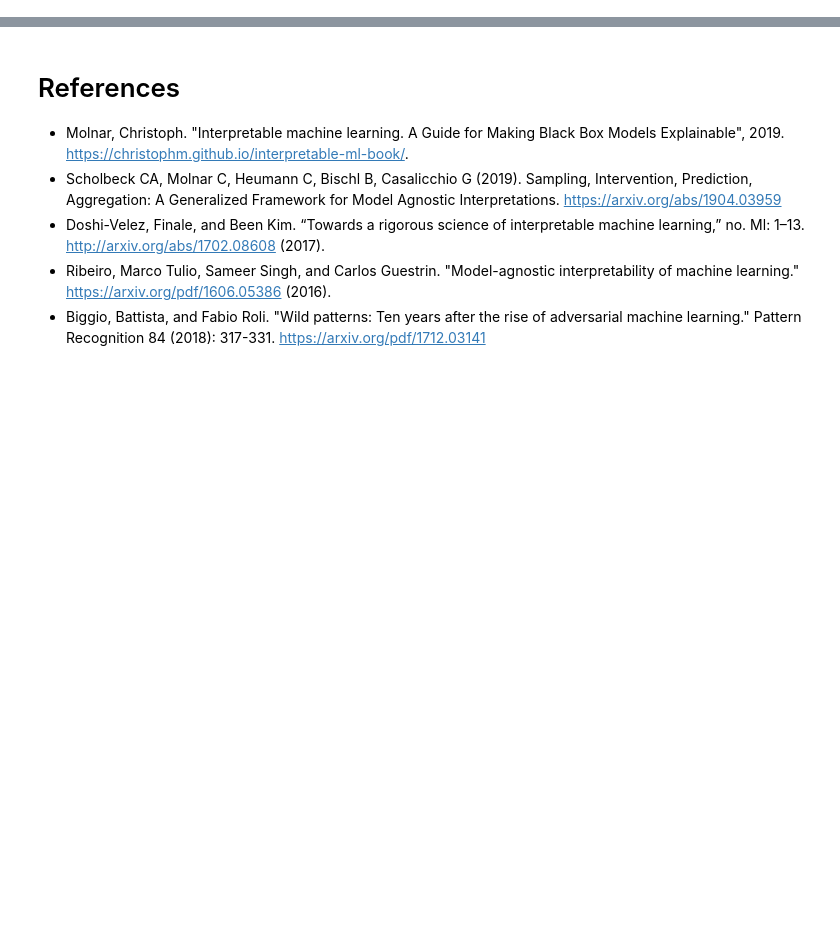
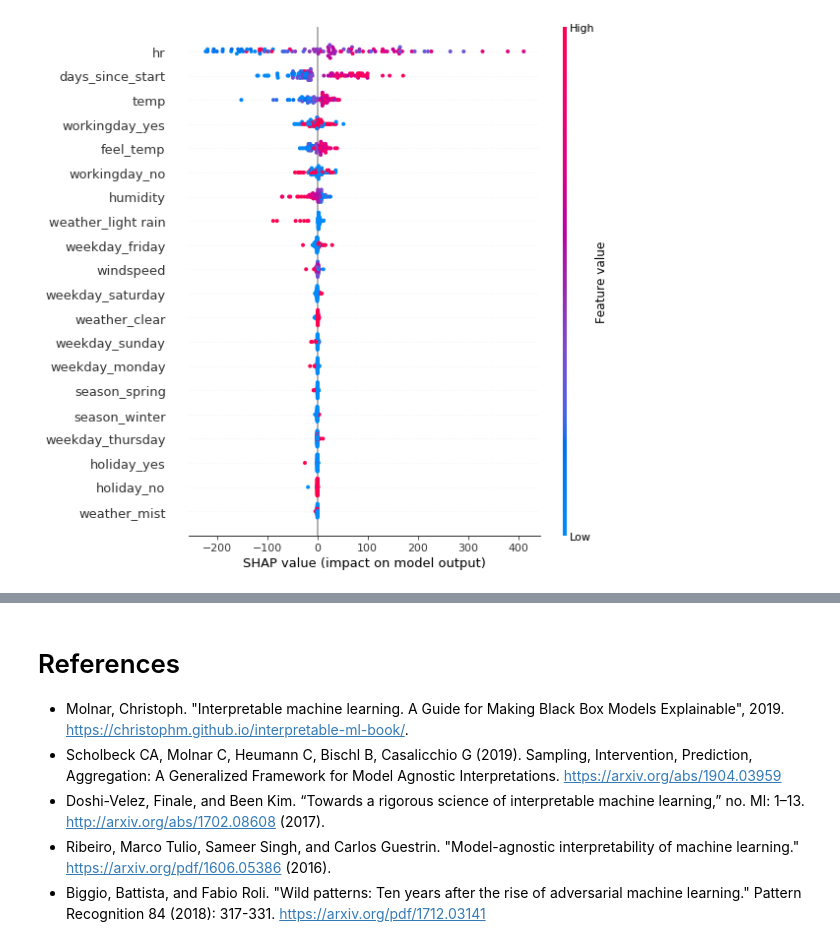
Before and after one commit to AlexEngelhardt/talk-iml, a Jupyter notebook: talk.ipynb, the cells around one changed output, grey strips where cells are left out. Drawn from its saved outputs; the diff is of its cells as text; code cells hidden in the pictures; blank space fills up the shorter version.

```diff
--- a/talk.ipynb
+++ b/talk.ipynb
@@ -23,0 +355,5 @@ and back to slides
+# %%
+# summarize the effects of all the features
+shap.summary_plot(shap_values, X_sub)
+# %% [output]
+[figure, added]
```
Also changed, not shown: parts of 53 cells of this notebook, 9 other files.
